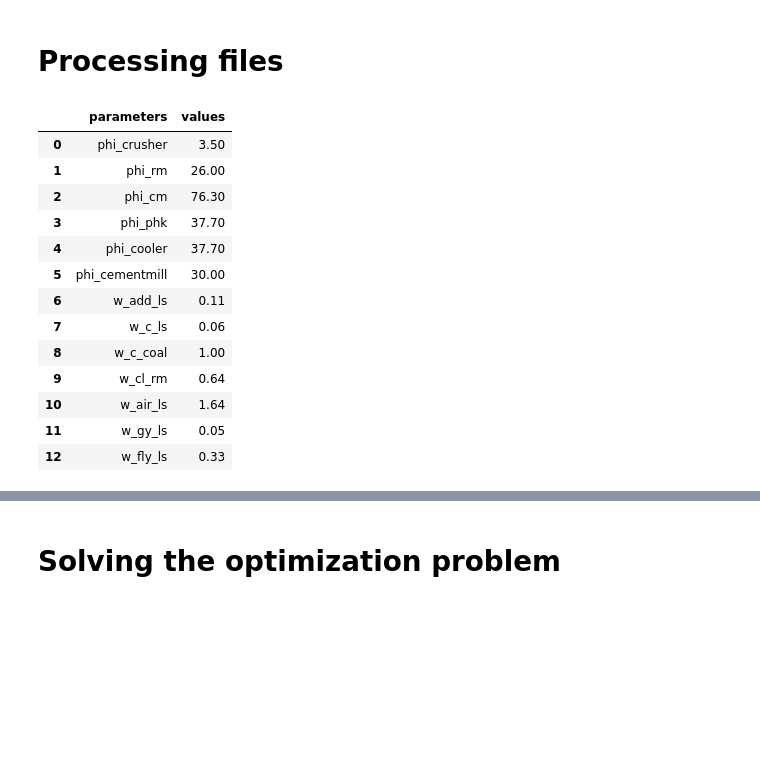
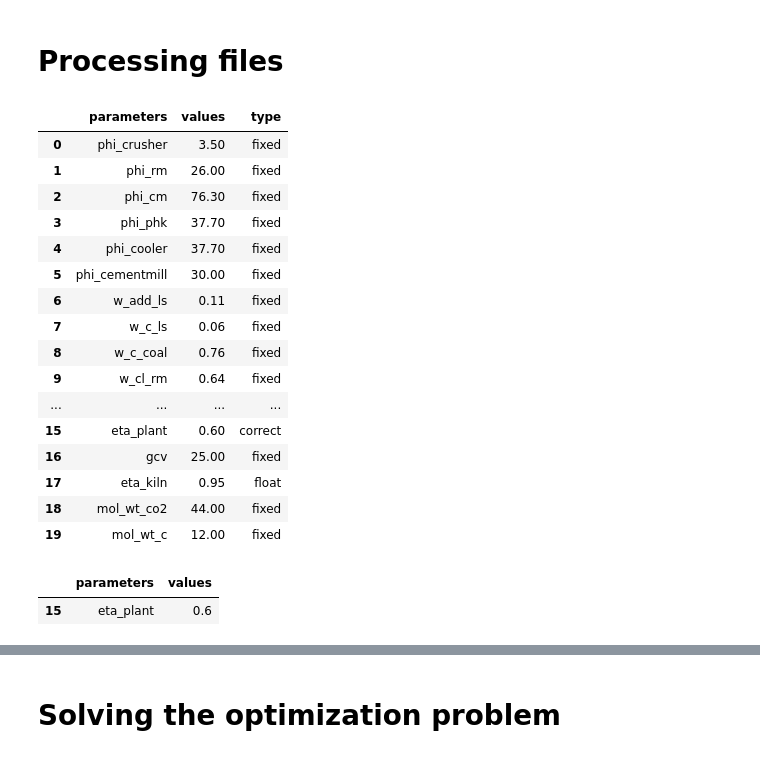
Before and after one commit to arunm917/Climate-Action-Tool, a Jupyter notebook: solver.ipynb, the cells around one changed output, grey strips where cells are left out. Drawn from its saved outputs; the diff is of its cells as text; code cells hidden in the pictures; blank space fills up the shorter version.

Commit message:
updated with options for param and var

```diff
--- a/solver.ipynb
+++ b/solver.ipynb
@@ -50,21 +57,24 @@ DONE.
 # %% [markdown]
 # Processing files
 # %%
-parameters = pd.read_csv('parameters')
+parameters_df = pd.read_csv('parameters')
-# %%
-parameters
-# %% [output]
-|  | parameters | values |
-| 0 | phi_crusher | 3.50 |
-| 1 | phi_rm | 26.00 |
-| 2 | phi_cm | 76.30 |
-| 3 | phi_phk | 37.70 |
-| 4 | phi_cooler | 37.70 |
-| 5 | phi_cementmill | 30.00 |
-| 6 | w_add_ls | 0.11 |
-| 7 | w_c_ls | 0.06 |
-| 8 | w_c_coal | 1.00 |
-| 9 | w_cl_rm | 0.64 |
-| 10 | w_air_ls | 1.64 |
-| 11 | w_gy_ls | 0.05 |
-| 12 | w_fly_ls | 0.33 |
+# %%
+parameters_df
+# %% [output]
+|  | parameters | values | type |
+| 0 | phi_crusher | 3.50 | fixed |
+| 1 | phi_rm | 26.00 | fixed |
+| 2 | phi_cm | 76.30 | fixed |
+| 3 | phi_phk | 37.70 | fixed |
+| 4 | phi_cooler | 37.70 | fixed |
+| 5 | phi_cementmill | 30.00 | fixed |
+| 6 | w_add_ls | 0.11 | fixed |
+| 7 | w_c_ls | 0.06 | fixed |
+| 8 | w_c_coal | 0.76 | fixed |
+| 9 | w_cl_rm | 0.64 | fixed |
+| ... | ... | ... | ... |
+| 15 | eta_plant | 0.60 | correct |
+| 16 | gcv | 25.00 | fixed |
+| 17 | eta_kiln | 0.95 | float |
+| 18 | mol_wt_co2 | 44.00 | fixed |
+| 19 | mol_wt_c | 12.00 | fixed |
@@ -71,3 +83,8 @@ parameters
+# %%
+correct_vars_df
+# %% [output]
+|  | parameters | values |
+| 15 | eta_plant | 0.6 |
 # %%
 variables_df = pd.read_csv('variables')
 variables_df
```
Also changed, not shown: parts of 27 cells of this notebook.
